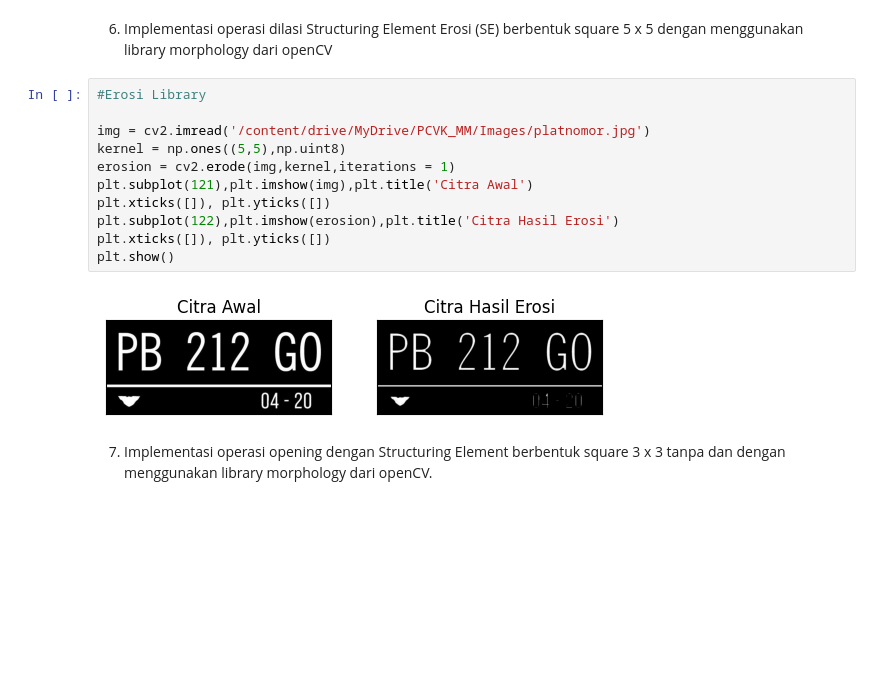
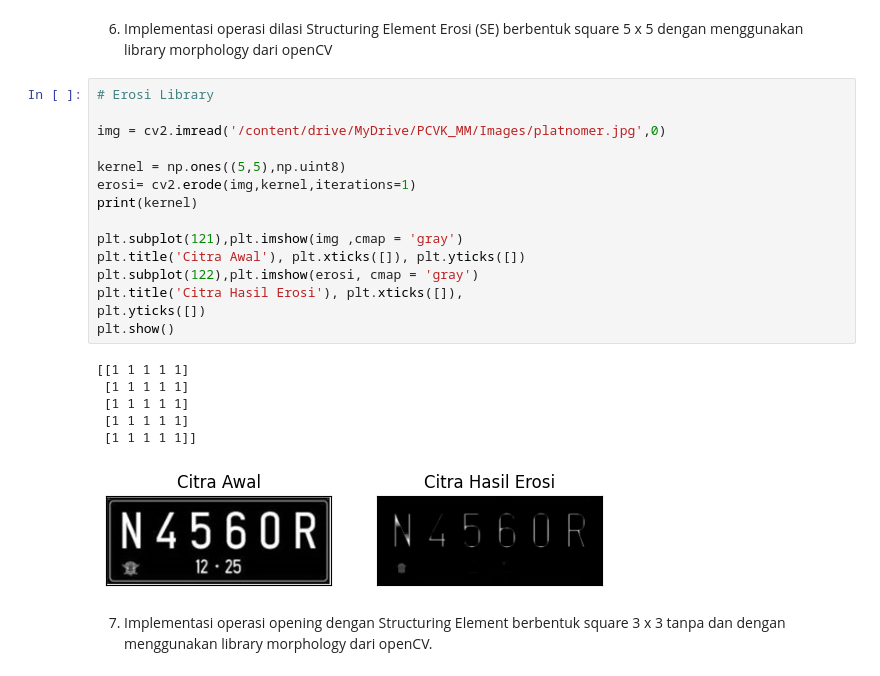
Before and after one commit to YayunEldina/PCVK_Ganjil_2024, a Jupyter notebook: Week9.ipynb, the cells around one changed output. Saved outputs shown, nothing was run; the diff lists cells and outputs as text; blank space fills up the shorter version.

```diff
--- a/Week9.ipynb
+++ b/Week9.ipynb
@@ -119,18 +116,27 @@ plt.show()
 # %% [markdown]
 6. Implementasi operasi dilasi Structuring Element Erosi (SE) berbentuk square 5 x 5 dengan menggunakan library morphology dari openCV
 # %%
-#Erosi Library
+# Erosi Library
 
-img = cv2.imread('/content/drive/MyDrive/PCVK_MM/Images/platnomor.jpg')
+img = cv2.imread('/content/drive/MyDrive/PCVK_MM/Images/platnomer.jpg',0)
+
 kernel = np.ones((5,5),np.uint8)
-erosion = cv2.erode(img,kernel,iterations = 1)
-plt.subplot(121),plt.imshow(img),plt.title('Citra Awal')
-plt.xticks([]), plt.yticks([])
-plt.subplot(122),plt.imshow(erosion),plt.title('Citra Hasil Erosi')
-plt.xticks([]), plt.yticks([])
+erosi= cv2.erode(img,kernel,iterations=1)
+print(kernel)
+
+plt.subplot(121),plt.imshow(img ,cmap = 'gray')
+plt.title('Citra Awal'), plt.xticks([]), plt.yticks([])
+plt.subplot(122),plt.imshow(erosi, cmap = 'gray')
+plt.title('Citra Hasil Erosi'), plt.xticks([]),
+plt.yticks([])
 plt.show()
 # %% [output]
+[[1 1 1 1 1]
+ [1 1 1 1 1]
+ [1 1 1 1 1]
+ [1 1 1 1 1]
+ [1 1 1 1 1]]
-[figure, old version]
+[figure, new version]
 # %% [markdown]
 7. Implementasi operasi opening dengan Structuring Element berbentuk square 3 x 3 tanpa dan dengan menggunakan library morphology dari openCV.
 # %% [markdown]
```
Also changed, not shown: parts of 23 cells of this notebook.
